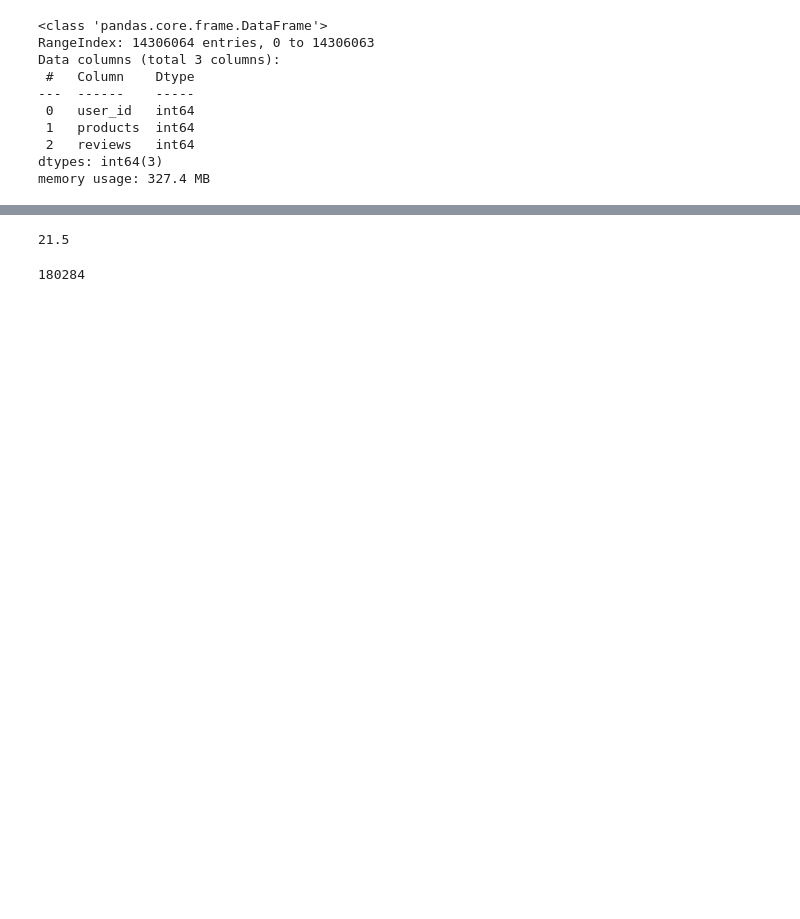
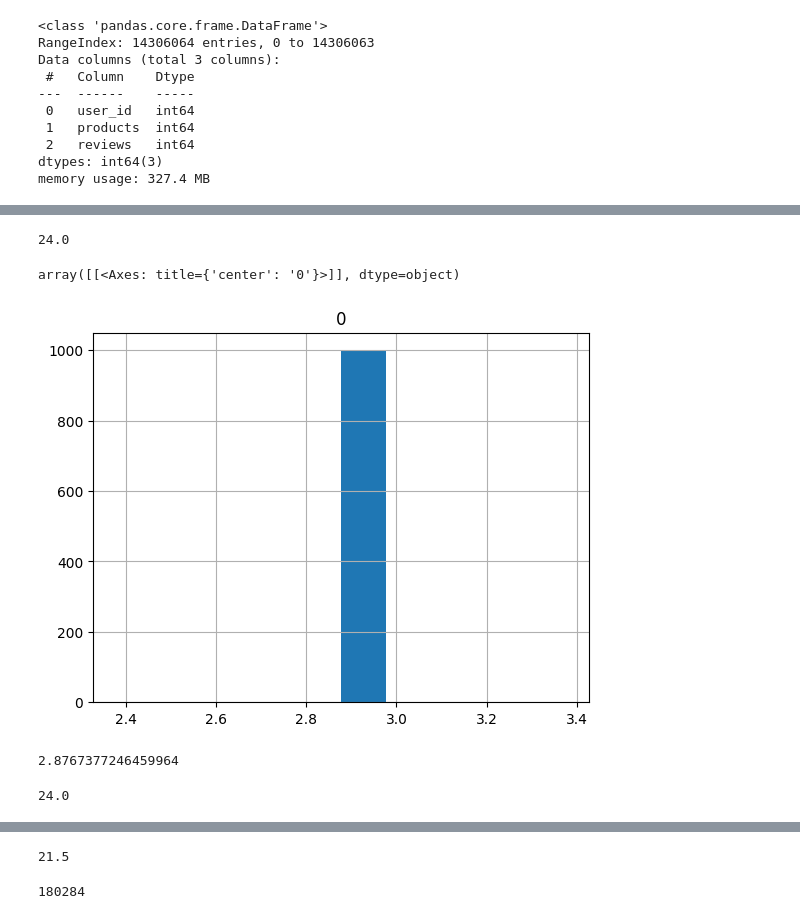
Before and after one commit to swatt45/Capstone, a Jupyter notebook: D502 EDA.ipynb, the cells around one changed output, grey strips where cells are left out. Cells and saved outputs as stored; diff of their text form; code cells hidden in the pictures; blank space fills up the shorter version.

```diff
--- a/D502 EDA.ipynb
+++ b/D502 EDA.ipynb
@@ -47,0 +75,9 @@ memory usage: 327.4 MB
+# %%
+def bootstrap(n, sample_size, data):
+    arr = []
+    for i in range(n):
+        sample = np.random.choice(data.shape[0], sample_size, replace=True)
+        arr.append(data.mean())
+    return arr
+# %%
+estimated_mean = bootstrap(1000, 1000, dfslim.reviews.values)
@@ -47,0 +88,17 @@ memory usage: 327.4 MB
+# %%
+np.percentile(dfuser.reviews.values, 99)
+# %% [output]
+24.0
+# %%
+pd.DataFrame(estimated_mean).hist()
+# %% [output]
+array([[<Axes: title={'center': '0'}>]], dtype=object)
+[figure, added]
+# %%
+np.percentile(estimated_mean, 99)
+# %% [output]
+2.8767377246459964
+# %%
+np.percentile(dfuser.reviews,99)
+# %% [output]
+24.0
```
Also changed, not shown: parts of 16 cells of this notebook.
